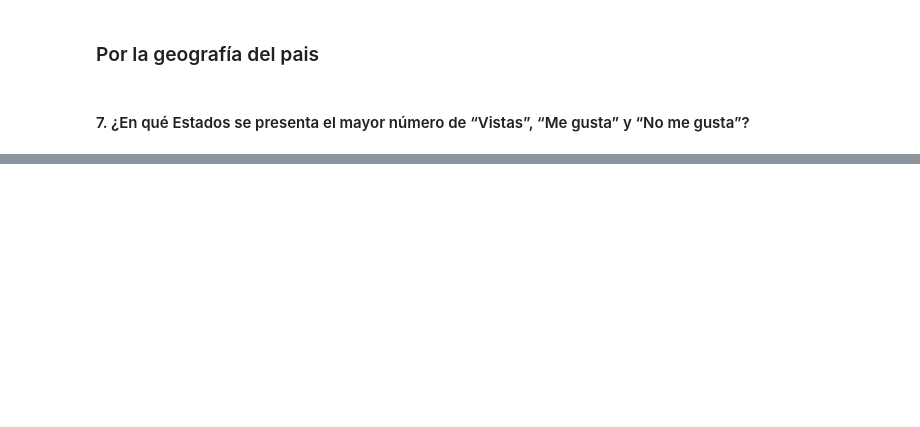
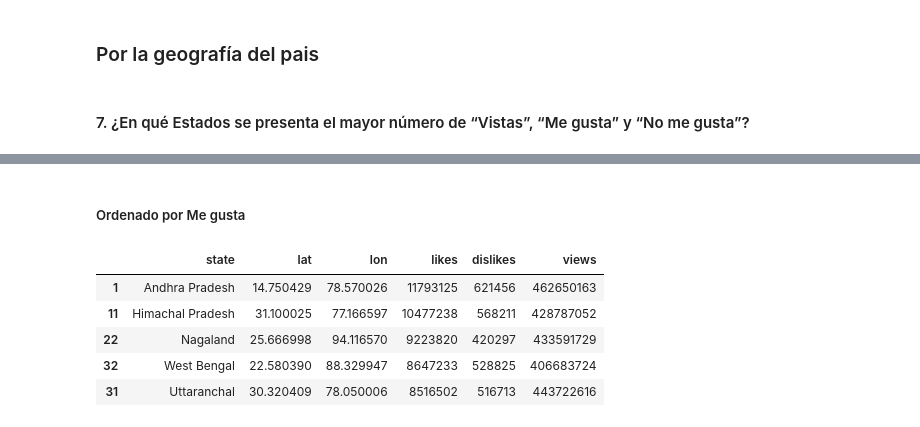
Before and after one commit to Adm-Info/EB-2022-1-CC50, a Jupyter notebook: code/10.preproc-req-cats-preg7.ipynb, the cells around one changed output, grey strips where cells are left out. Saved outputs shown, nothing was run; the diff lists cells and outputs as text; code cells hidden in the pictures; blank space fills up the shorter version.

```diff
--- a/code/10.preproc-req-cats-preg7.ipynb
+++ b/code/10.preproc-req-cats-preg7.ipynb
@@ -51,0 +39,11 @@ estados
+# %% [markdown]
+##### Ordenado por Me gusta
+# %%
+estados.sort_values(by = 'likes', ascending=False).head()
+# %% [output]
+|  | state | lat | lon | likes | dislikes | views |
+| 1 | Andhra Pradesh | 14.750429 | 78.570026 | 11793125 | 621456 | 462650163 |
+| 11 | Himachal Pradesh | 31.100025 | 77.166597 | 10477238 | 568211 | 428787052 |
+| 22 | Nagaland | 25.666998 | 94.116570 | 9223820 | 420297 | 433591729 |
+| 32 | West Bengal | 22.580390 | 88.329947 | 8647233 | 528825 | 406683724 |
+| 31 | Uttaranchal | 30.320409 | 78.050006 | 8516502 | 516713 | 443722616 |
```
Also changed, not shown: parts of 13 cells of this notebook, 5 other files.
